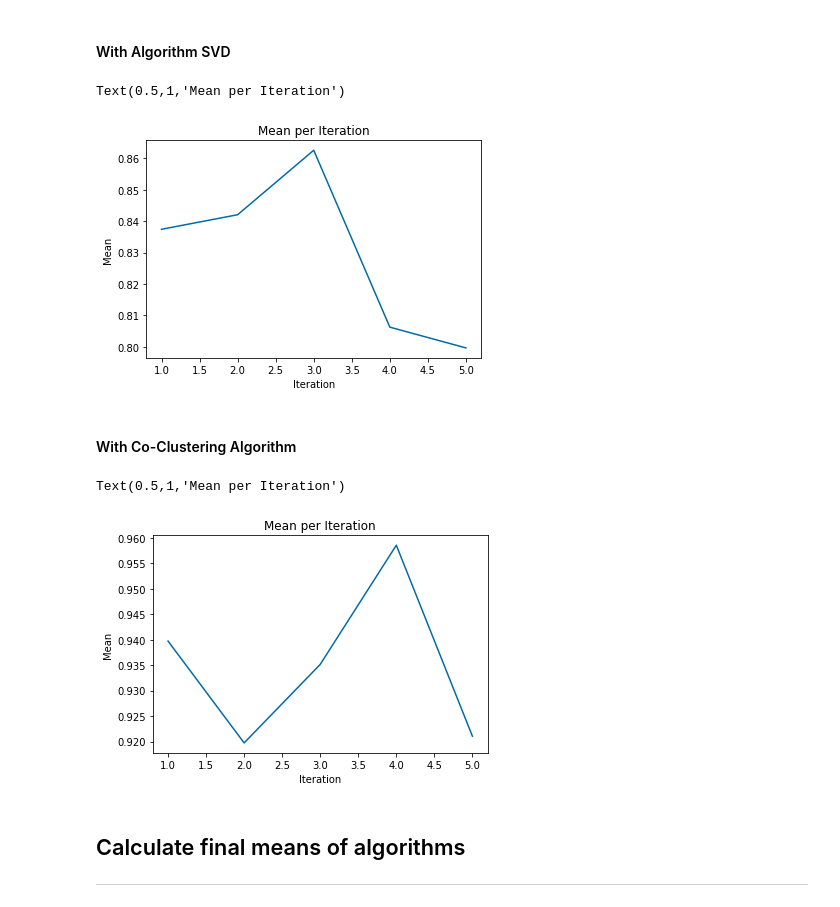
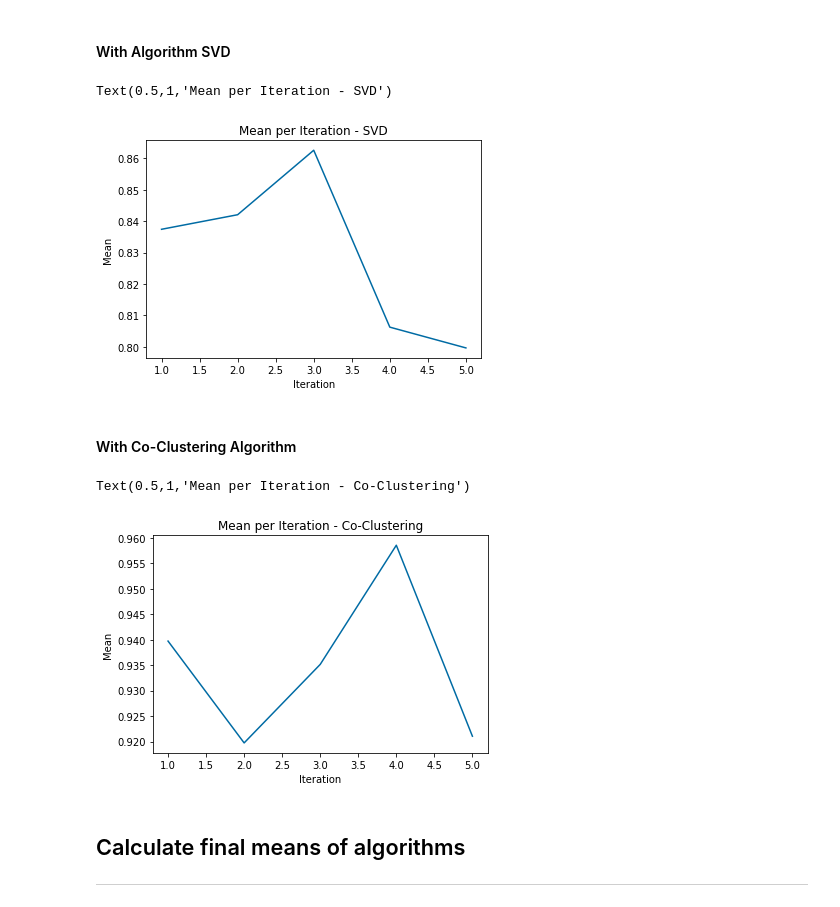
Before and after one commit to andersonmfjr/compare-recommendation-systems, a Jupyter notebook: rs-simple.ipynb, the cells around one changed output. Drawn from its saved outputs; the diff is of its cells as text; code cells hidden in the pictures.

```diff
--- a/rs-simple.ipynb
+++ b/rs-simple.ipynb
@@ -139,23 +94,23 @@ svd_k_folds = svd['test_rmse']
 plt.plot(k_folds, svd_k_folds)
 plt.xlabel('Iteration')
 plt.ylabel('Mean')
-plt.title('Mean per Iteration')
+plt.title('Mean per Iteration - SVD')
 # %% [output]
-Text(0.5,1,'Mean per Iteration')
+Text(0.5,1,'Mean per Iteration - SVD')
-[figure, old version]
+[figure, new version]
 # %% [markdown]
 #### With Co-Clustering Algorithm
 # %%
 k_folds = range(1, 6)
 coclustering_k_folds = coclustering['test_rmse']
 
 plt.plot(k_folds, coclustering_k_folds)
 plt.xlabel('Iteration')
 plt.ylabel('Mean')
-plt.title('Mean per Iteration')
+plt.title('Mean per Iteration - Co-Clustering')
 # %% [output]
-Text(0.5,1,'Mean per Iteration')
+Text(0.5,1,'Mean per Iteration - Co-Clustering')
-[figure, old version]
+[figure, new version]
 # %% [markdown]
 ## Calculate final means of algorithms
 ---
```
Also changed, not shown: parts of 5 cells of this notebook, 10 other files.
